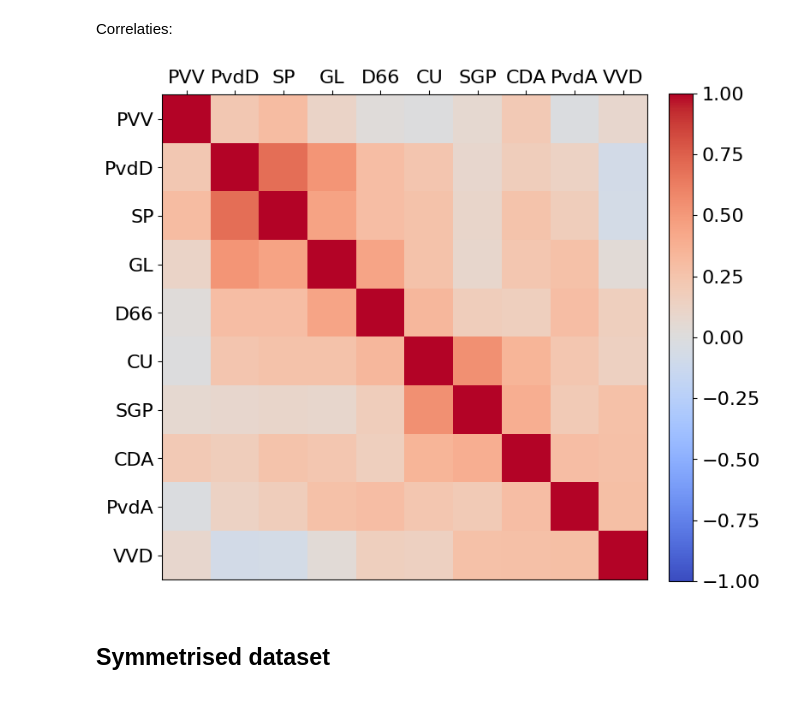
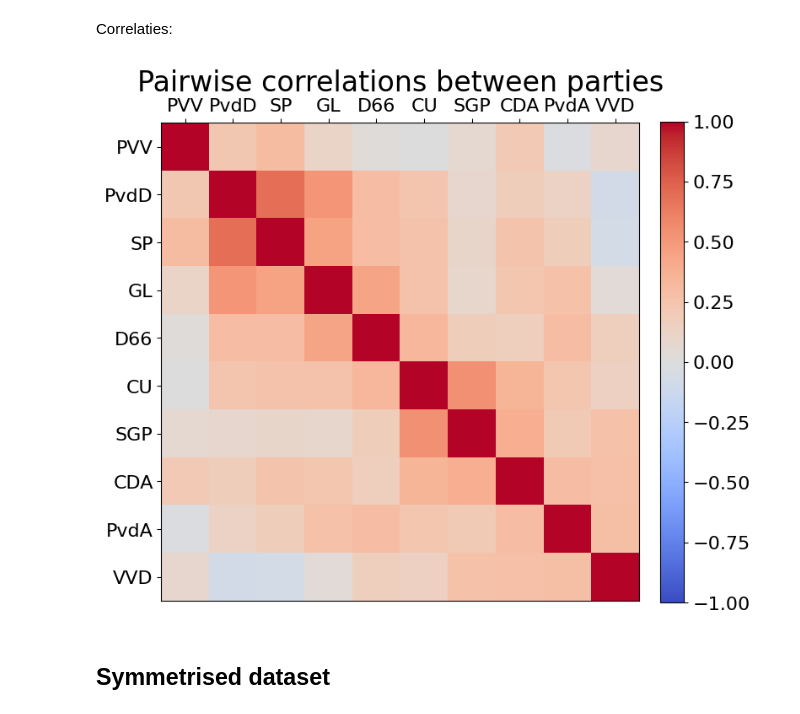
Before and after one commit to olivierwitteveen/dutch-parliament-max-ent, a Jupyter notebook: tk_stemming.ipynb, the cells around one changed output. Saved outputs shown, nothing was run; the diff lists cells and outputs as text; code cells hidden in the pictures.

```diff
--- a/tk_stemming.ipynb
+++ b/tk_stemming.ipynb
@@ -231,15 +231,16 @@ Correlaties:
 # %%
 fig, ax = plt.subplots(1, figsize=(8,8))
 im = ax.imshow(correlation_matrix, cmap='coolwarm', vmin=-1, vmax=+1, extent=[0,10,0,10])
 cbar = fig.colorbar(im, ax=ax, fraction=0.046, pad=0.04)
 cbar.ax.tick_params(labelsize=16)
 ax.set_xticks(np.linspace(0.5, 9.5, 10))
 ax.set_yticks(np.linspace(9.5, 0.5, 10))
 ax.set_xticklabels(filtered_parties_short, fontsize=16)
 ax.set_yticklabels(filtered_parties_short, fontsize=16)
+ax.set_title('Pairwise correlations between parties', fontsize=24)
 ax.xaxis.tick_top()
 # %% [output]
-[figure, old version]
+[figure, new version]
 # %% [markdown]
 ## Symmetrised dataset
 # %% [markdown]
```
Also changed, not shown: parts of 10 cells of this notebook.
